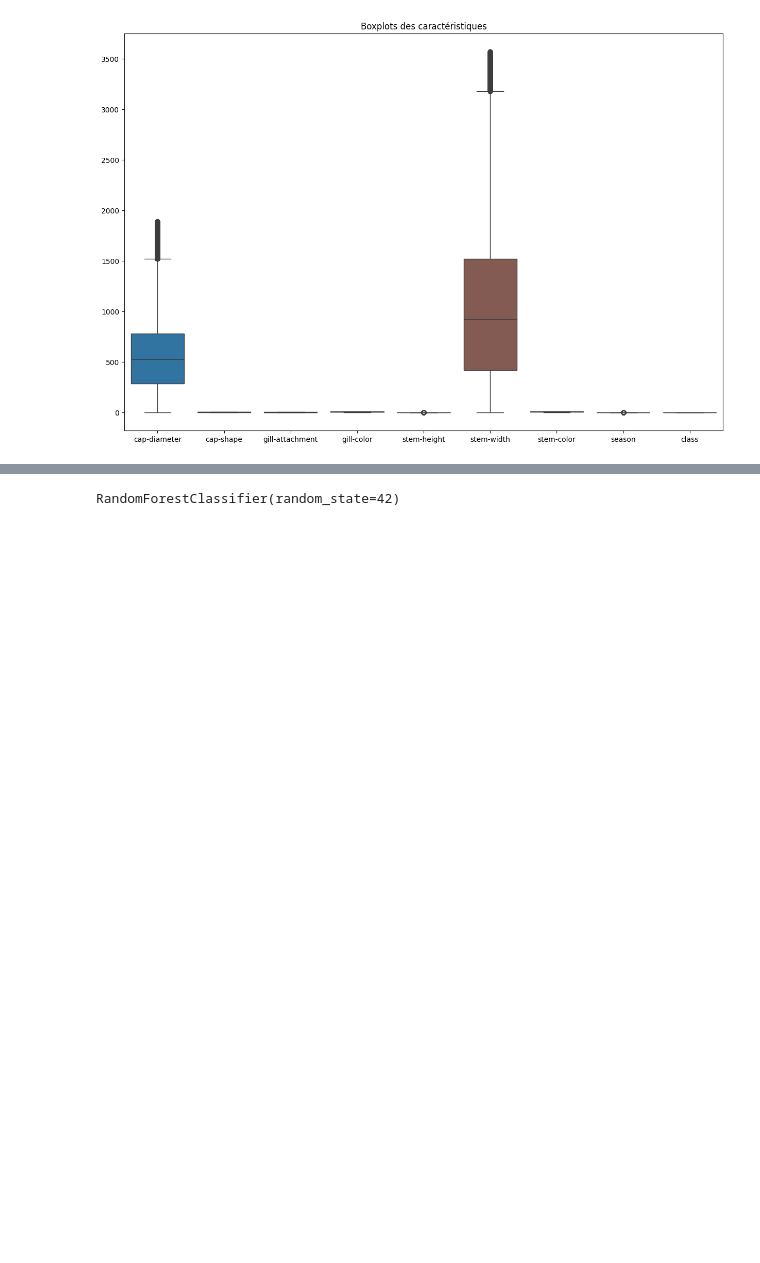
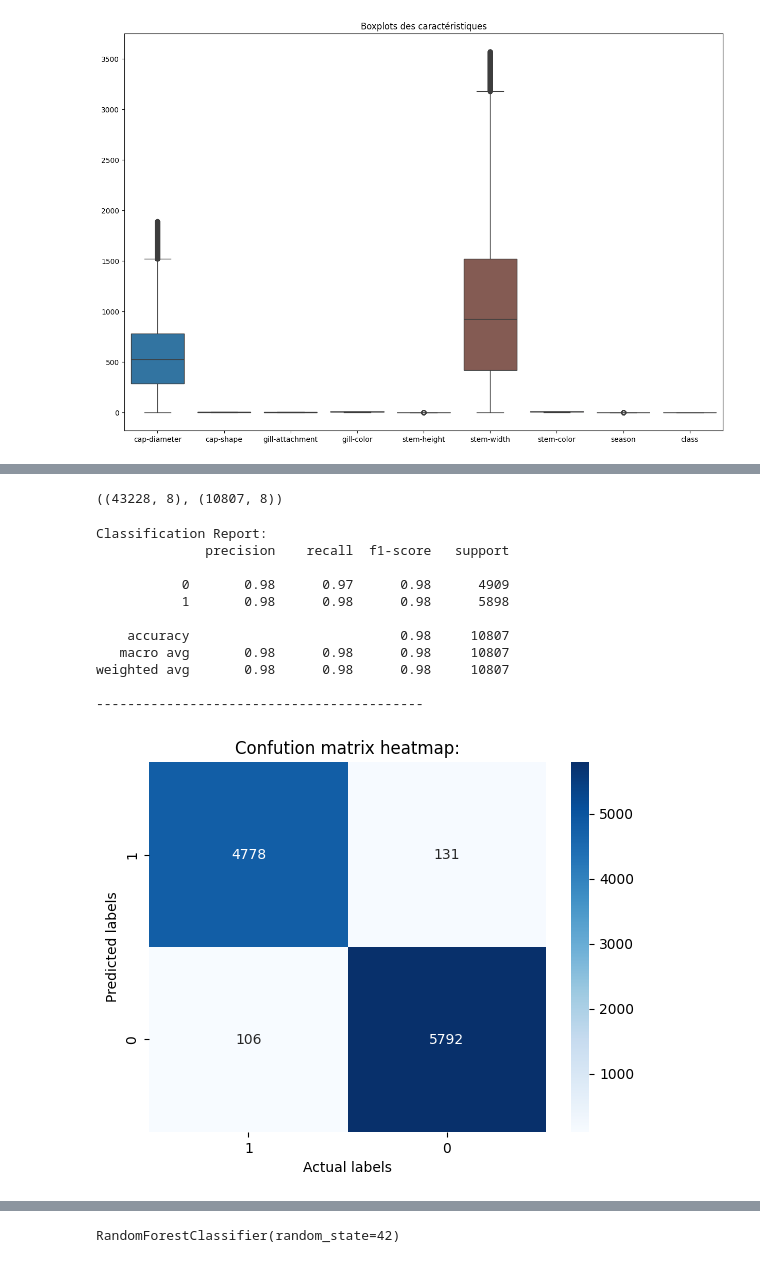
Before and after one commit to onissan19/ML-mush, a Jupyter notebook: mushroom.ipynb, the cells around one changed output, grey strips where cells are left out. Drawn from its saved outputs; the diff is of its cells as text; code cells hidden in the pictures; blank space fills up the shorter version.

Commit message:
utilistation de deux autres models de test

```diff
--- a/mushroom.ipynb
+++ b/mushroom.ipynb
@@ -107,0 +167,10 @@ X_train, X_test, y_train, y_test = train_test_split(X_preprocessed, y, test_size
+# %%
+stander = StandardScaler()
+X_preprocessed = stander.fit_transform(X)
+# %%
+
+# Diviser les données en ensembles d'entraînement et de test (80% pour l'entraînement)
+X_train, X_test, y_train, y_test = train_test_split(X_preprocessed, y, test_size=0.2,shuffle=True, random_state=42)
+X_train.shape, X_test.shape
+# %% [output]
+((43228, 8), (10807, 8))
@@ -107,0 +195,34 @@ X_train, X_test, y_train, y_test = train_test_split(X_preprocessed, y, test_size
+# %%
+def evolution_models(model):
+    y_pred = model.predict(X_test)
+    print("Classification Report:")
+    print(classification_report(y_test, y_pred))
+    print("------------------------------------------")
+
+    labels = data['class'].unique()
+    labels = list(labels)
+
+    # Caculater to Confution Matrix
+    cm = confusion_matrix(y_test, y_pred)
+    sns.heatmap(cm, annot=True, fmt="d", cmap="Blues", xticklabels=labels, yticklabels=labels)
+    plt.title("Confution matrix heatmap:")
+    plt.xlabel("Actual labels")
+    plt.ylabel("Predicted labels")
+    plt.show()
+# %%
+#Decision Tree
+base_tree = DecisionTreeClassifier().fit(X_train, y_train)
+evolution_models(base_tree)
+# %% [output]
+Classification Report:
+              precision    recall  f1-score   support
+
+           0       0.98      0.97      0.98      4909
+           1       0.98      0.98      0.98      5898
+
+    accuracy                           0.98     10807
+   macro avg       0.98      0.98      0.98     10807
+weighted avg       0.98      0.98      0.98     10807
+
+------------------------------------------
+[figure, added]
```
Also changed, not shown: parts of 14 cells of this notebook.
